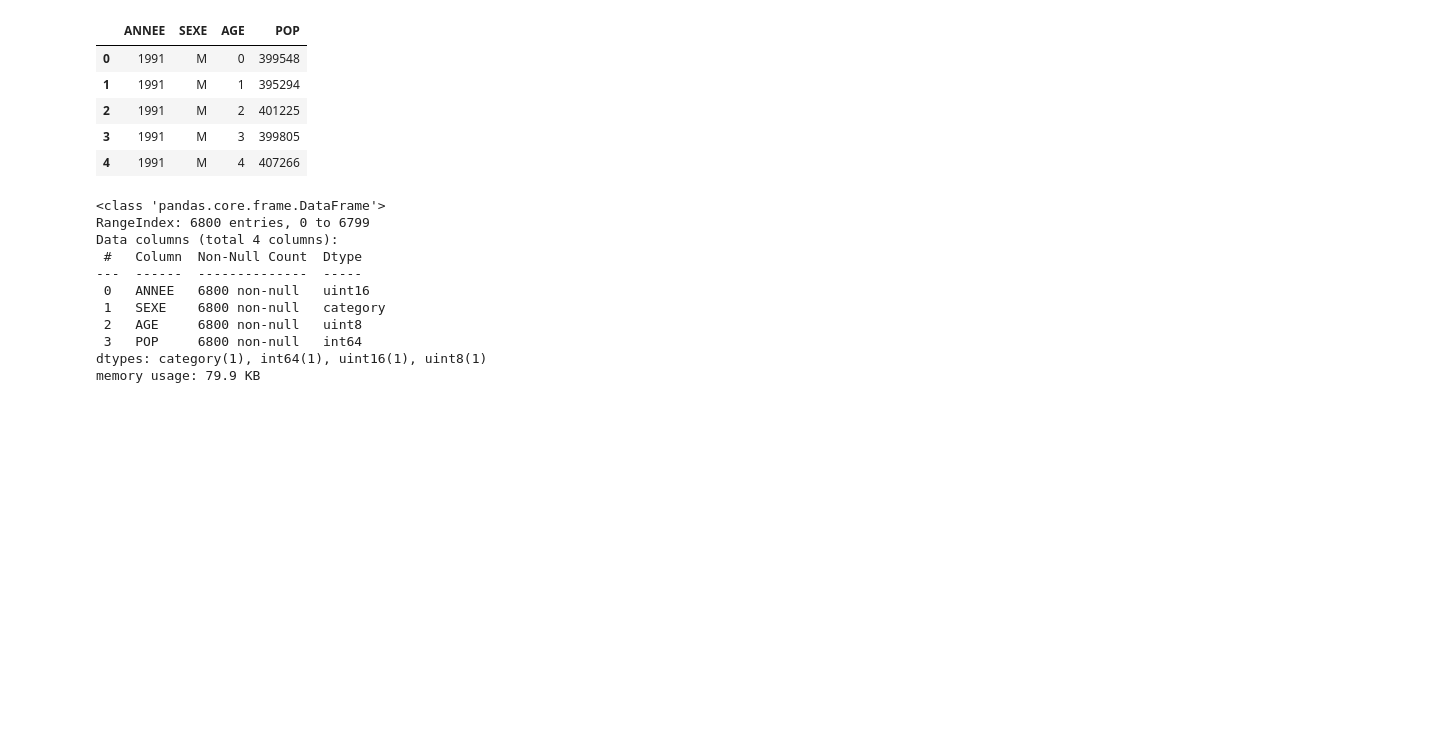
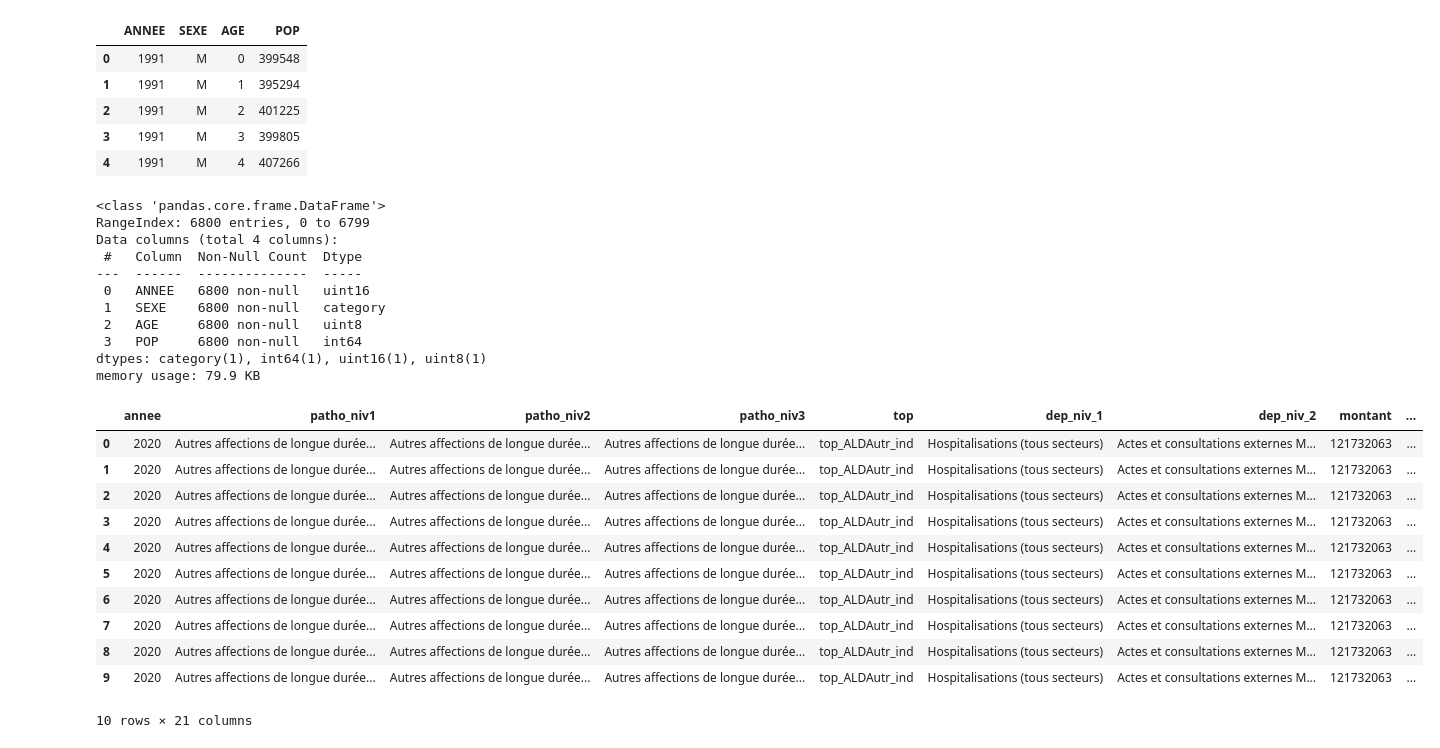
Before and after one commit to barrmath/data_maladie, a Jupyter notebook: Préparation des fichiers pour analyse.ipynb, the cells around one changed output. Saved outputs shown, nothing was run; the diff lists cells and outputs as text; code cells hidden in the pictures; blank space fills up the shorter version.

```diff
--- a/Préparation des fichiers pour analyse.ipynb
+++ b/Préparation des fichiers pour analyse.ipynb
@@ -17,7 +19,7 @@ depenses = pd.read_csv('donnee/depenses.csv',sep=';',dtype={
     ,"top":"category"
     ,"dep_niv_1":"category"
     ,"dep_niv_2":"category"
-    ,"montant":"uint64"
+    ,"montant":"int64"
     ,"N_recourant_au_poste":"float64"
     ,"Ntop":"float64"
     ,"montant_moy":"float64"
@@ -400,3 +402,18 @@ file = pd.merge(file,pop,on=['annee',"cla_age_5"],how='inner')
 del pop
 # %%
 file.to_csv('donnee_temp/depense_age.csv',index=False)
+# %%
+file[:10]
+# %% [output]
+|  | annee | patho_niv1 | patho_niv2 | patho_niv3 | top | dep_niv_1 | dep_niv_2 | montant | ... |
+| 0 | 2020 | Autres affections de longue durée... | Autres affections de longue durée... | Autres affections de longue durée... | top_ALDAutr_ind | Hospitalisations (tous secteurs) | Actes et consultations externes M... | 121732063 | ... |
+| 1 | 2020 | Autres affections de longue durée... | Autres affections de longue durée... | Autres affections de longue durée... | top_ALDAutr_ind | Hospitalisations (tous secteurs) | Actes et consultations externes M... | 121732063 | ... |
+| 2 | 2020 | Autres affections de longue durée... | Autres affections de longue durée... | Autres affections de longue durée... | top_ALDAutr_ind | Hospitalisations (tous secteurs) | Actes et consultations externes M... | 121732063 | ... |
+| 3 | 2020 | Autres affections de longue durée... | Autres affections de longue durée... | Autres affections de longue durée... | top_ALDAutr_ind | Hospitalisations (tous secteurs) | Actes et consultations externes M... | 121732063 | ... |
+| 4 | 2020 | Autres affections de longue durée... | Autres affections de longue durée... | Autres affections de longue durée... | top_ALDAutr_ind | Hospitalisations (tous secteurs) | Actes et consultations externes M... | 121732063 | ... |
+| 5 | 2020 | Autres affections de longue durée... | Autres affections de longue durée... | Autres affections de longue durée... | top_ALDAutr_ind | Hospitalisations (tous secteurs) | Actes et consultations externes M... | 121732063 | ... |
+| 6 | 2020 | Autres affections de longue durée... | Autres affections de longue durée... | Autres affections de longue durée... | top_ALDAutr_ind | Hospitalisations (tous secteurs) | Actes et consultations externes M... | 121732063 | ... |
+| 7 | 2020 | Autres affections de longue durée... | Autres affections de longue durée... | Autres affections de longue durée... | top_ALDAutr_ind | Hospitalisations (tous secteurs) | Actes et consultations externes M... | 121732063 | ... |
+| 8 | 2020 | Autres affections de longue durée... | Autres affections de longue durée... | Autres affections de longue durée... | top_ALDAutr_ind | Hospitalisations (tous secteurs) | Actes et consultations externes M... | 121732063 | ... |
+| 9 | 2020 | Autres affections de longue durée... | Autres affections de longue durée... | Autres affections de longue durée... | top_ALDAutr_ind | Hospitalisations (tous secteurs) | Actes et consultations externes M... | 121732063 | ... |
+10 rows × 21 columns
```
Also changed, not shown: parts of 6 cells of this notebook, 2 other files.
